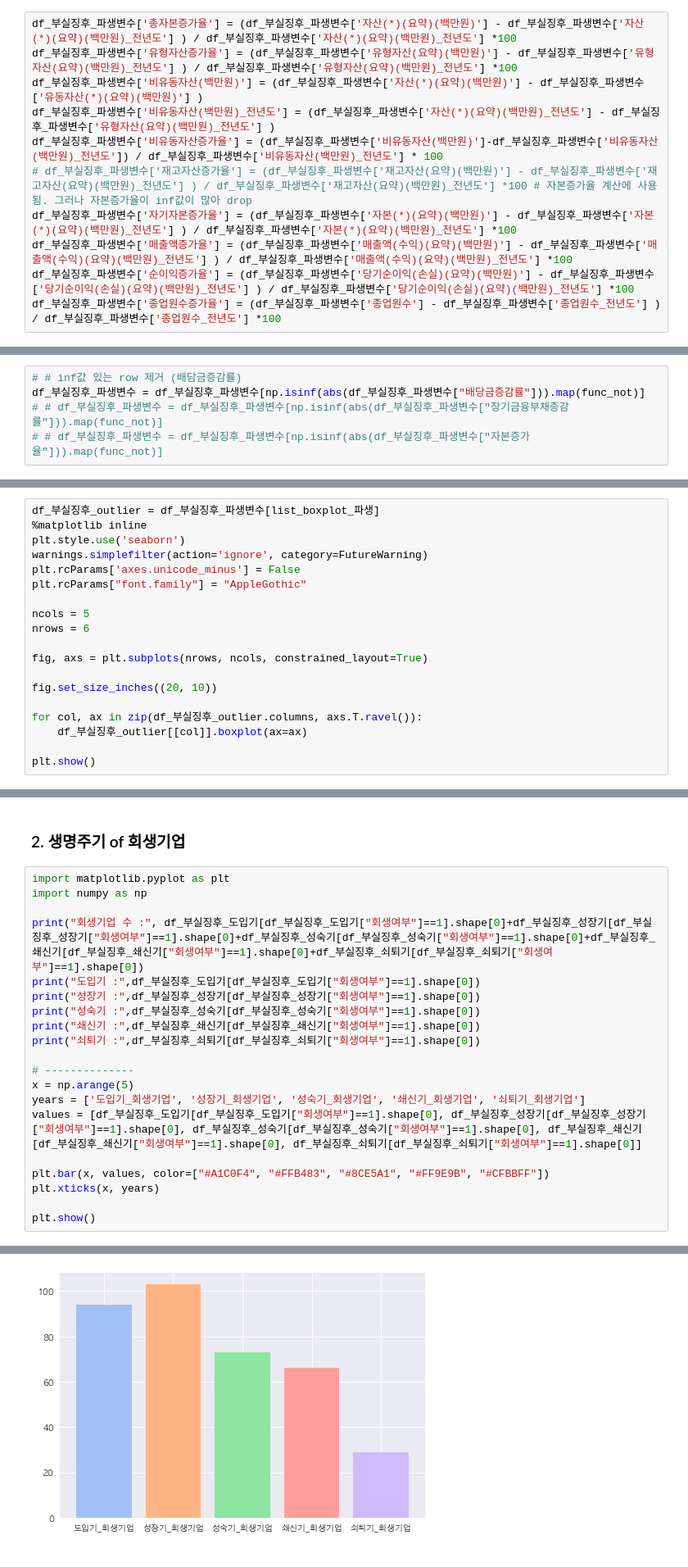
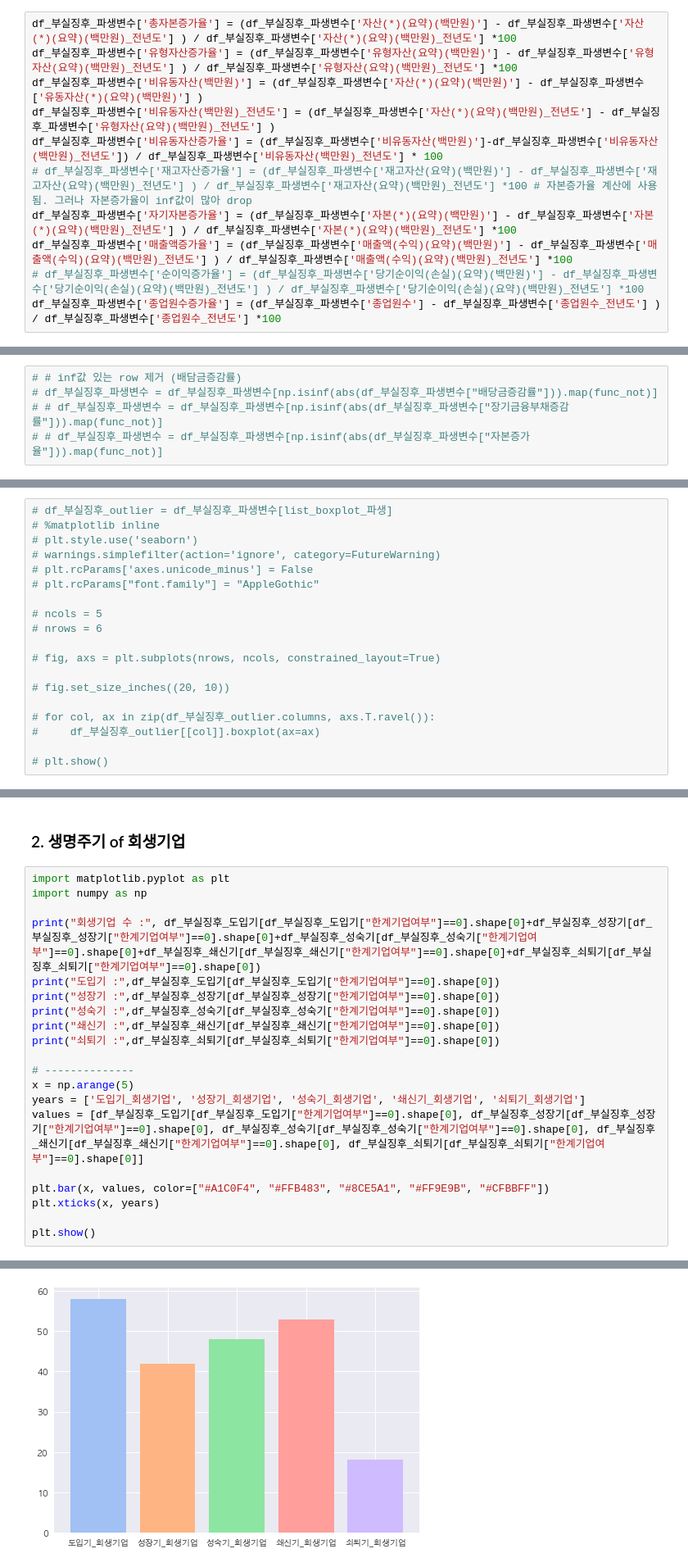
Before and after one commit to Jyassmin/UBION-PROJECT2, a Jupyter notebook: 1.preprocessing.ipynb, the cells around one changed output, grey strips where cells are left out. Shown at 82% size. Cells and saved outputs as stored; diff of their text form.

```diff
--- a/1.preprocessing.ipynb
+++ b/1.preprocessing.ipynb
@@ -1824,5 +2063,5 @@ df_부실징후_파생변수['비유동자산증가율'] = (df_부실징후_파
 # df_부실징후_파생변수['재고자산증가율'] = (df_부실징후_파생변수['재고자산(요약)(백만원)'] - df_부실징후_파생변수['재고자산(요약)(백만원)_전년도'] ) / df_부실징후_파생변수['재고자산(요약)(백만원)_전년도'] *100 # 자본증가율 계산에 사용됨. 그러나 자본증가율이 inf값이 많아 drop
 df_부실징후_파생변수['자기자본증가율'] = (df_부실징후_파생변수['자본(*)(요약)(백만원)'] - df_부실징후_파생변수['자본(*)(요약)(백만원)_전년도'] ) / df_부실징후_파생변수['자본(*)(요약)(백만원)_전년도'] *100
 df_부실징후_파생변수['매출액증가율'] = (df_부실징후_파생변수['매출액(수익)(요약)(백만원)'] - df_부실징후_파생변수['매출액(수익)(요약)(백만원)_전년도'] ) / df_부실징후_파생변수['매출액(수익)(요약)(백만원)_전년도'] *100
-df_부실징후_파생변수['순이익증가율'] = (df_부실징후_파생변수['당기순이익(손실)(요약)(백만원)'] - df_부실징후_파생변수['당기순이익(손실)(요약)(백만원)_전년도'] ) / df_부실징후_파생변수['당기순이익(손실)(요약)(백만원)_전년도'] *100
+# df_부실징후_파생변수['순이익증가율'] = (df_부실징후_파생변수['당기순이익(손실)(요약)(백만원)'] - df_부실징후_파생변수['당기순이익(손실)(요약)(백만원)_전년도'] ) / df_부실징후_파생변수['당기순이익(손실)(요약)(백만원)_전년도'] *100
 df_부실징후_파생변수['종업원수증가율'] = (df_부실징후_파생변수['종업원수'] - df_부실징후_파생변수['종업원수_전년도'] ) / df_부실징후_파생변수['종업원수_전년도'] *100
@@ -2193,6 +2380,6 @@ df_부실징후_파생변수[np.isinf(abs(df_부실징후_파생변수["배당
 # %%
 # # inf값 있는 row 제거 (배담금증감률)
-df_부실징후_파생변수 = df_부실징후_파생변수[np.isinf(abs(df_부실징후_파생변수["배당금증감률"])).map(func_not)]
+# df_부실징후_파생변수 = df_부실징후_파생변수[np.isinf(abs(df_부실징후_파생변수["배당금증감률"])).map(func_not)]
 # # df_부실징후_파생변수 = df_부실징후_파생변수[np.isinf(abs(df_부실징후_파생변수["장기금융부채증감률"])).map(func_not)]
 # # df_부실징후_파생변수 = df_부실징후_파생변수[np.isinf(abs(df_부실징후_파생변수["자본증가율"])).map(func_not)]
 # %%
@@ -2362,21 +2549,21 @@ from scipy.stats.mstats import winsorize
 for i in list_boxplot_파생:
     df_부실징후_파생변수[i]= winsorize(df_부실징후_파생변수[i], limits=[0.025, 0.025])
 # %%
-df_부실징후_outlier = df_부실징후_파생변수[list_boxplot_파생]
-%matplotlib inline
-plt.style.use('seaborn')
-warnings.simplefilter(action='ignore', category=FutureWarning)
-plt.rcParams['axes.unicode_minus'] = False
-plt.rcParams["font.family"] = "AppleGothic"
+# df_부실징후_outlier = df_부실징후_파생변수[list_boxplot_파생]
+# %matplotlib inline
+# plt.style.use('seaborn')
+# warnings.simplefilter(action='ignore', category=FutureWarning)
+# plt.rcParams['axes.unicode_minus'] = False
+# plt.rcParams["font.family"] = "AppleGothic"
 
-ncols = 5
-nrows = 6
+# ncols = 5
+# nrows = 6
 
-fig, axs = plt.subplots(nrows, ncols, constrained_layout=True)
+# fig, axs = plt.subplots(nrows, ncols, constrained_layout=True)
 
-fig.set_size_inches((20, 10))
+# fig.set_size_inches((20, 10))
 
-for col, ax in zip(df_부실징후_outlier.columns, axs.T.ravel()):
-    df_부실징후_outlier[[col]].boxplot(ax=ax)
+# for col, ax in zip(df_부실징후_outlier.columns, axs.T.ravel()):
+#     df_부실징후_outlier[[col]].boxplot(ax=ax)
 
-plt.show()
+# plt.show()
@@ -2639,17 +2825,17 @@ plt.show()
 import matplotlib.pyplot as plt
 import numpy as np
 
-print("회생기업 수 :", df_부실징후_도입기[df_부실징후_도입기["회생여부"]==1].shape[0]+df_부실징후_성장기[df_부실징후_성장기["회생여부"]==1].shape[0]+df_부실징후_성숙기[df_부실징후_성숙기["회생여부"]==1].shape[0]+df_부실징후_쇄신기[df_부실징후_쇄신기["회생여부"]==1].shape[0]+df_부실징후_쇠퇴기[df_부실징후_쇠퇴기["회생여부"]==1].shape[0])
-print("도입기 :",df_부실징후_도입기[df_부실징후_도입기["회생여부"]==1].shape[0])
-print("성장기 :",df_부실징후_성장기[df_부실징후_성장기["회생여부"]==1].shape[0])
-print("성숙기 :",df_부실징후_성숙기[df_부실징후_성숙기["회생여부"]==1].shape[0])
-print("쇄신기 :",df_부실징후_쇄신기[df_부실징후_쇄신기["회생여부"]==1].shape[0])
-print("쇠퇴기 :",df_부실징후_쇠퇴기[df_부실징후_쇠퇴기["회생여부"]==1].shape[0])
+print("회생기업 수 :", df_부실징후_도입기[df_부실징후_도입기["한계기업여부"]==0].shape[0]+df_부실징후_성장기[df_부실징후_성장기["한계기업여부"]==0].shape[0]+df_부실징후_성숙기[df_부실징후_성숙기["한계기업여부"]==0].shape[0]+df_부실징후_쇄신기[df_부실징후_쇄신기["한계기업여부"]==0].shape[0]+df_부실징후_쇠퇴기[df_부실징후_쇠퇴기["한계기업여부"]==0].shape[0])
+print("도입기 :",df_부실징후_도입기[df_부실징후_도입기["한계기업여부"]==0].shape[0])
+print("성장기 :",df_부실징후_성장기[df_부실징후_성장기["한계기업여부"]==0].shape[0])
+print("성숙기 :",df_부실징후_성숙기[df_부실징후_성숙기["한계기업여부"]==0].shape[0])
+print("쇄신기 :",df_부실징후_쇄신기[df_부실징후_쇄신기["한계기업여부"]==0].shape[0])
+print("쇠퇴기 :",df_부실징후_쇠퇴기[df_부실징후_쇠퇴기["한계기업여부"]==0].shape[0])
 
 # --------------
 x = np.arange(5)
 years = ['도입기_회생기업', '성장기_회생기업', '성숙기_회생기업', '쇄신기_회생기업', '쇠퇴기_회생기업']
-values = [df_부실징후_도입기[df_부실징후_도입기["회생여부"]==1].shape[0], df_부실징후_성장기[df_부실징후_성장기["회생여부"]==1].shape[0], df_부실징후_성숙기[df_부실징후_성숙기["회생여부"]==1].shape[0], df_부실징후_쇄신기[df_부실징후_쇄신기["회생여부"]==1].shape[0], df_부실징후_쇠퇴기[df_부실징후_쇠퇴기["회생여부"]==1].shape[0]]
+values = [df_부실징후_도입기[df_부실징후_도입기["한계기업여부"]==0].shape[0], df_부실징후_성장기[df_부실징후_성장기["한계기업여부"]==0].shape[0], df_부실징후_성숙기[df_부실징후_성숙기["한계기업여부"]==0].shape[0], df_부실징후_쇄신기[df_부실징후_쇄신기["한계기업여부"]==0].shape[0], df_부실징후_쇠퇴기[df_부실징후_쇠퇴기["한계기업여부"]==0].shape[0]]
 
 plt.bar(x, values, color=["#A1C0F4", "#FFB483", "#8CE5A1", "#FF9E9B", "#CFBBFF"])
 plt.xticks(x, years)
@@ -2665,2 +2851,2 @@ plt.show()
-[figure, old version]
+[figure, new version]
 # %% [markdown]
```
Also changed, not shown: parts of 91 cells of this notebook, 7 other files.
